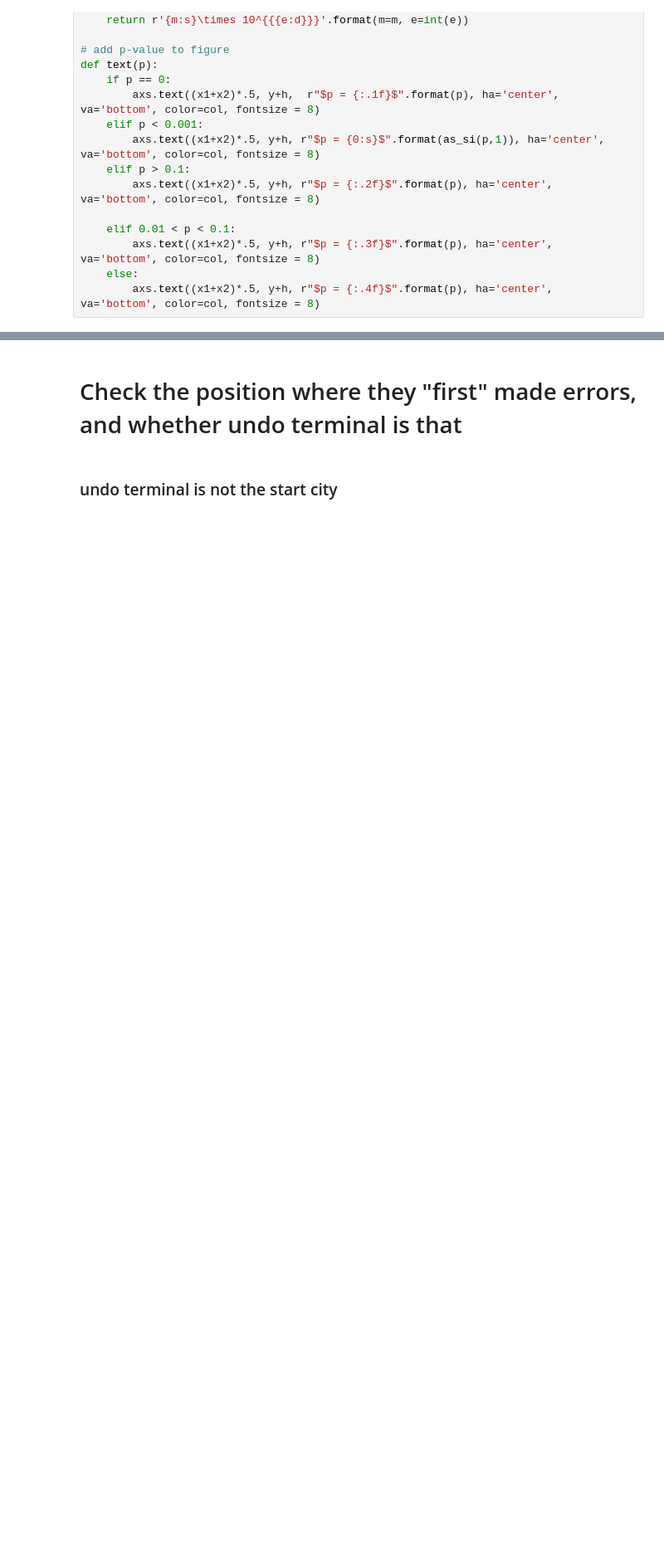
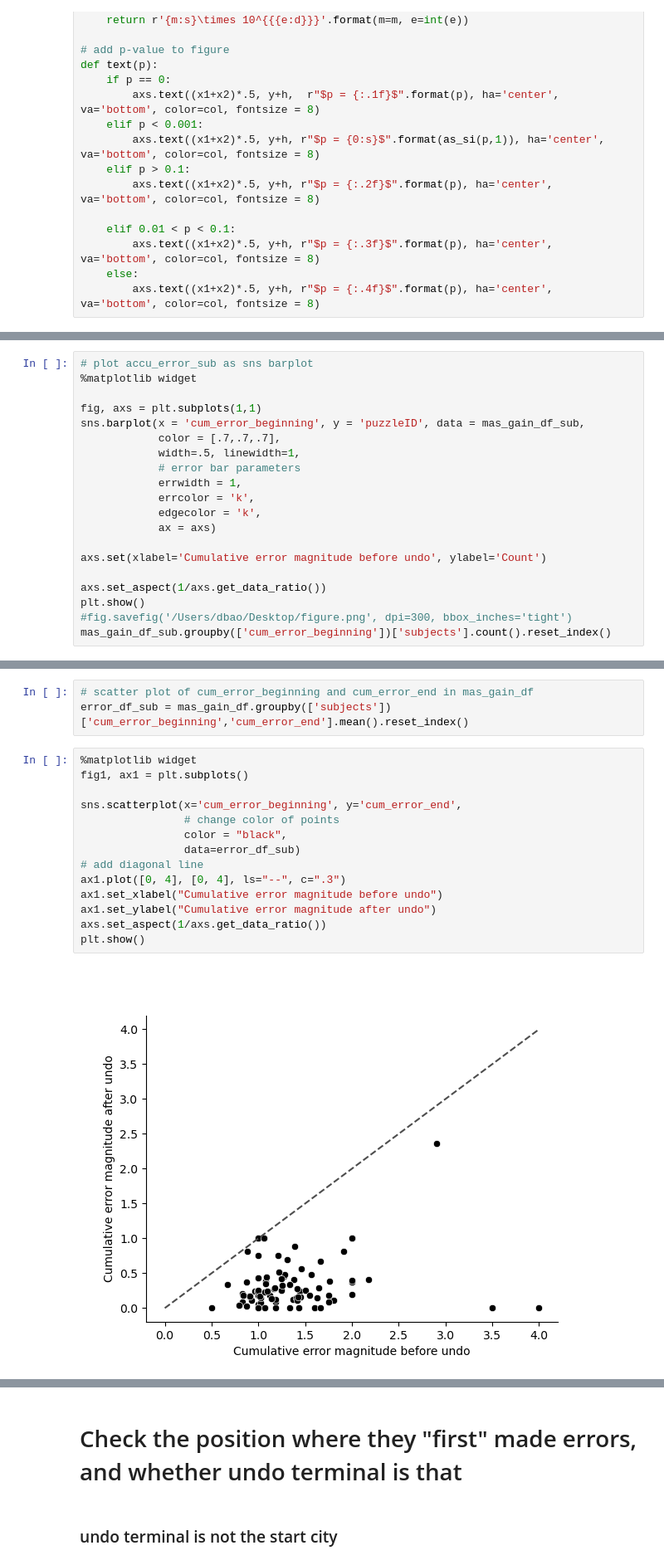
Before and after one commit to sherrybao222/Road_Construction, a Jupyter notebook: analysis/online_2022/Track_error_history.ipynb, the cells around one changed output, grey strips where cells are left out. Shown at 83% size. Cells and saved outputs as stored; diff of their text form; blank space fills up the shorter version.

```diff
--- a/analysis/online_2022/Track_error_history.ipynb
+++ b/analysis/online_2022/Track_error_history.ipynb
@@ -122,0 +185,20 @@ def text(p):
+# %%
+# plot accu_error_sub as sns barplot
+%matplotlib widget
+
+fig, axs = plt.subplots(1,1)
+sns.barplot(x = 'cum_error_beginning', y = 'puzzleID', data = mas_gain_df_sub,
+            color = [.7,.7,.7],
+            width=.5, linewidth=1,
+            # error bar parameters
+            errwidth = 1,
+            errcolor = 'k',
+            edgecolor = 'k',
+            ax = axs)
+
+axs.set(xlabel='Cumulative error magnitude before undo', ylabel='Count')
+
+axs.set_aspect(1/axs.get_data_ratio())
+plt.show()
+#fig.savefig('/Users/dbao/Desktop/figure.png', dpi=300, bbox_inches='tight')
+mas_gain_df_sub.groupby(['cum_error_beginning'])['subjects'].count().reset_index()
@@ -122,0 +237,19 @@ def text(p):
+# %%
+# scatter plot of cum_error_beginning and cum_error_end in mas_gain_df
+error_df_sub = mas_gain_df.groupby(['subjects'])['cum_error_beginning','cum_error_end'].mean().reset_index()
+# %%
+%matplotlib widget
+fig1, ax1 = plt.subplots()
+
+sns.scatterplot(x='cum_error_beginning', y='cum_error_end',
+                # change color of points
+                color = "black",
+                data=error_df_sub)
+# add diagonal line
+ax1.plot([0, 4], [0, 4], ls="--", c=".3")
+ax1.set_xlabel("Cumulative error magnitude before undo")
+ax1.set_ylabel("Cumulative error magnitude after undo")
+axs.set_aspect(1/axs.get_data_ratio())
+plt.show()
+# %% [output]
+[figure, added]
```
Also changed, not shown: parts of 24 cells of this notebook, 1 other file.
